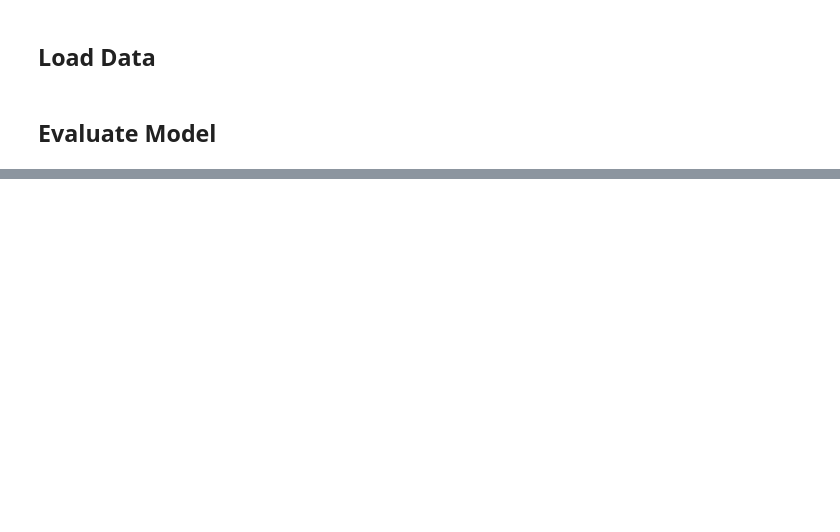
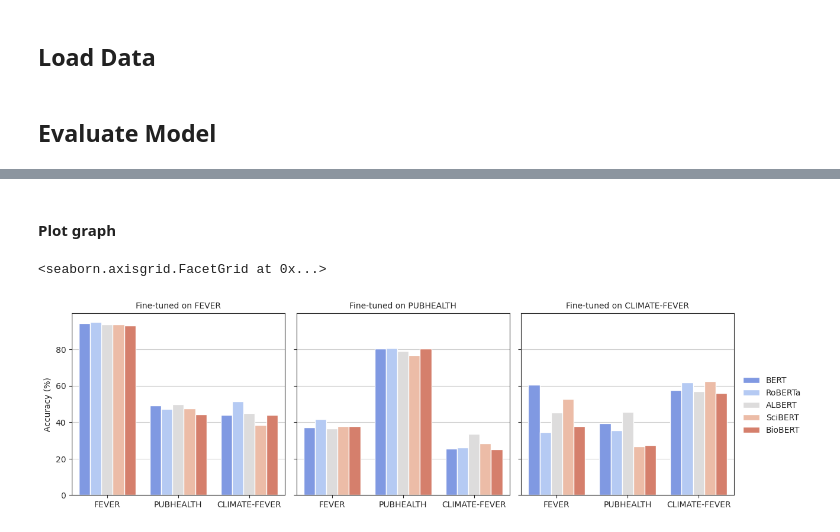
Before and after one commit to codehamusuta/7CCSMPRJ_Msc_Proj, a Jupyter notebook: evaluate model performance.ipynb, the cells around one changed output, grey strips where cells are left out. Cells and saved outputs as stored; diff of their text form; code cells hidden in the pictures; blank space fills up the shorter version.

```diff
--- a/evaluate model performance.ipynb
+++ b/evaluate model performance.ipynb
@@ -54,0 +187,2 @@ climate :: {'accuracy': 0.57}
+# %% [markdown]
+#### Plot graph
@@ -54,0 +192,26 @@ climate :: {'accuracy': 0.57}
+# %%
+df = pd.read_csv('results_v1.csv', index_col=0)
+# %%
+df['accuracy'] = df['accuracy']*100
+# %%
+sns.set_style("ticks", { 'axes.grid': True })
+# %%
+sea = sns.FacetGrid(
+    df, col='train dataset',
+    height=4, aspect=1, despine=False,
+)
+
+sea.map_dataframe(
+    sns.barplot, data=df, x="test_dataset", y="accuracy",
+    hue="model", errorbar=None,
+    palette="coolwarm",
+)
+
+sea.add_legend()
+sea.set_titles(col_template="{col_name}")
+sea.set_xlabels("")
+sea.set_ylabels('Accuracy (%)')
+# sea.tick_params(axis='y', which="both", grid_color= "r", grid_linewidth=10, grid_linestyle="-", grid_alpha=0.5)
+# %% [output]
+<seaborn.axisgrid.FacetGrid at 0x...>
+[figure, added]
```
Also changed, not shown: parts of 15 cells of this notebook, 7 other files.
